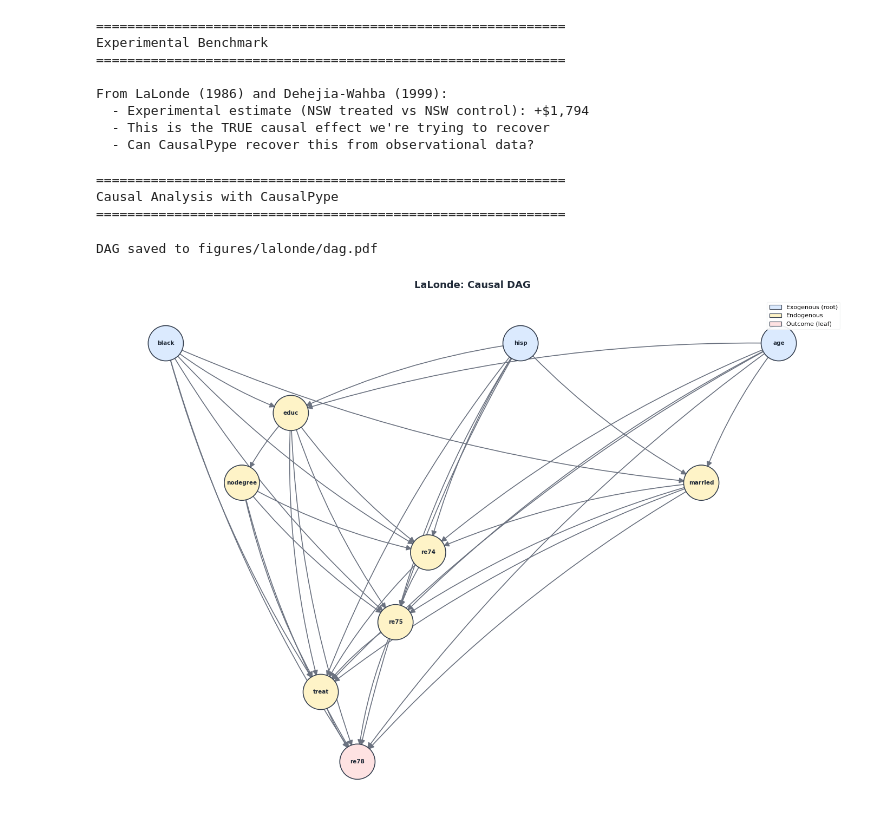
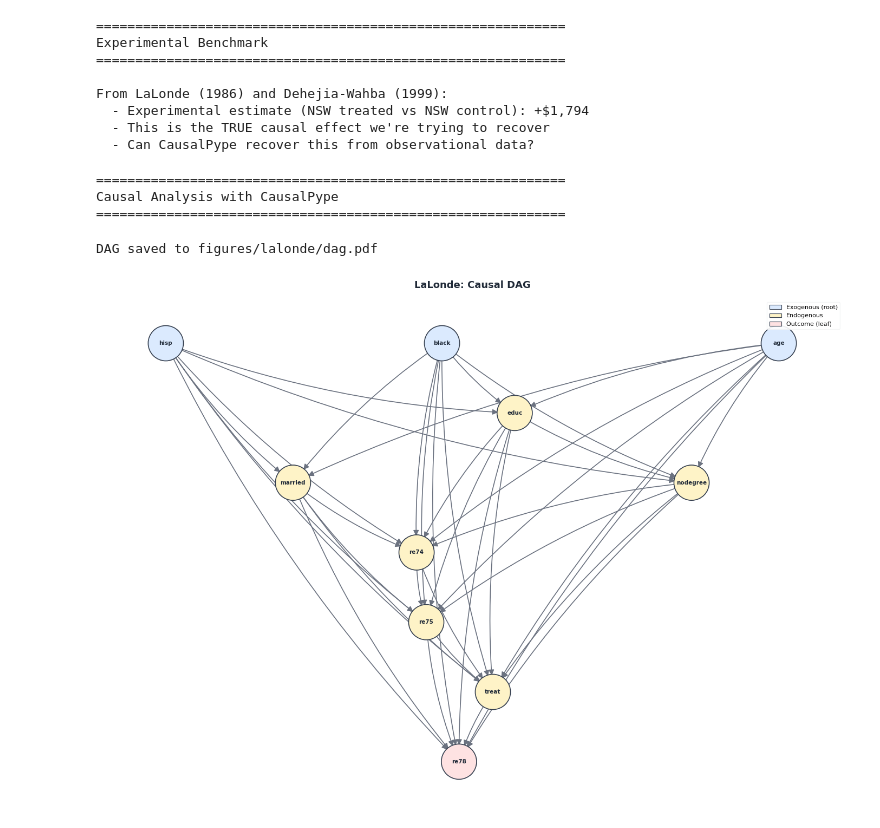
Before and after one commit to robust-ai-group/CausalPype, a Jupyter notebook: examples/lalonde.ipynb, the cells around one changed output. Drawn from its saved outputs; the diff is of its cells as text; code cells hidden in the pictures.

```diff
--- a/examples/lalonde.ipynb
+++ b/examples/lalonde.ipynb
@@ -246,38 +246,38 @@ print("=" * 60)
 #     'age':         ['educ', 'married', 'treat', 're74', 're75', 're78'],
 #     'black':       ['educ', 'treat',  're74', 're75', 're78'],
 #     'hisp':        ['educ', 'treat', 're74', 're75', 're78'],
 #     'educ':        ['nodegree', 'treat', 're74', 're75', 're78'],
 #     'nodegree':    ['treat', 're74', 're75', 're78'],
 #     'married':     [ 're74', 're75', 're78'],
 #     're74':        ['treat',  're75', 're78'],
 #     're75':        ['re78'],
 #     'treat':       ['re75', 're78'],
 # }
 
 dag = {
-    'age':      ['educ', 'married', 'treat', 're74', 're75', 're78'],
-    'black':    ['educ', 'married', 'treat', 're74', 're75', 're78'],
-    'hisp':     ['educ', 'married', 'treat', 're74', 're75', 're78'],
+    'age':      ['educ', 'married', 'nodegree', 'treat', 're74', 're75', 're78'],
+    'black':    ['educ', 'married', 'nodegree', 'treat', 're74', 're75', 're78'],
+    'hisp':     ['educ', 'married', 'nodegree', 'treat', 're74', 're75', 're78'],
     'educ':     ['nodegree', 'treat', 're74', 're75', 're78'],
     'nodegree': ['treat', 're74', 're75', 're78'],
     'married':  ['treat', 're74', 're75', 're78'],
     're74':     ['treat', 're75'],
     're75':     ['treat', 're78'],
     'treat':    ['re78'],
 }
 
-model = cp.CausalModel(dag, assignment_quality='better')
+model = cp.CausalModel(dag, assignment_quality='best')
 model.fit(df)
 
 fig, _ = cp.plotting.plot_graph(model, title='LaLonde: Causal DAG')
 fig.savefig(FIGDIR / 'dag.pdf')
 print("\nDAG saved to figures/lalonde/dag.pdf")
 # %% [output]
 ============================================================
 Causal Analysis with CausalPype
 ============================================================
 DAG saved to figures/lalonde/dag.pdf
-[figure, old version]
+[figure, new version]
 # %%
 # ## 6. Estimate the Causal Effect
 #
```
Also changed, not shown: parts of 8 cells of this notebook.
